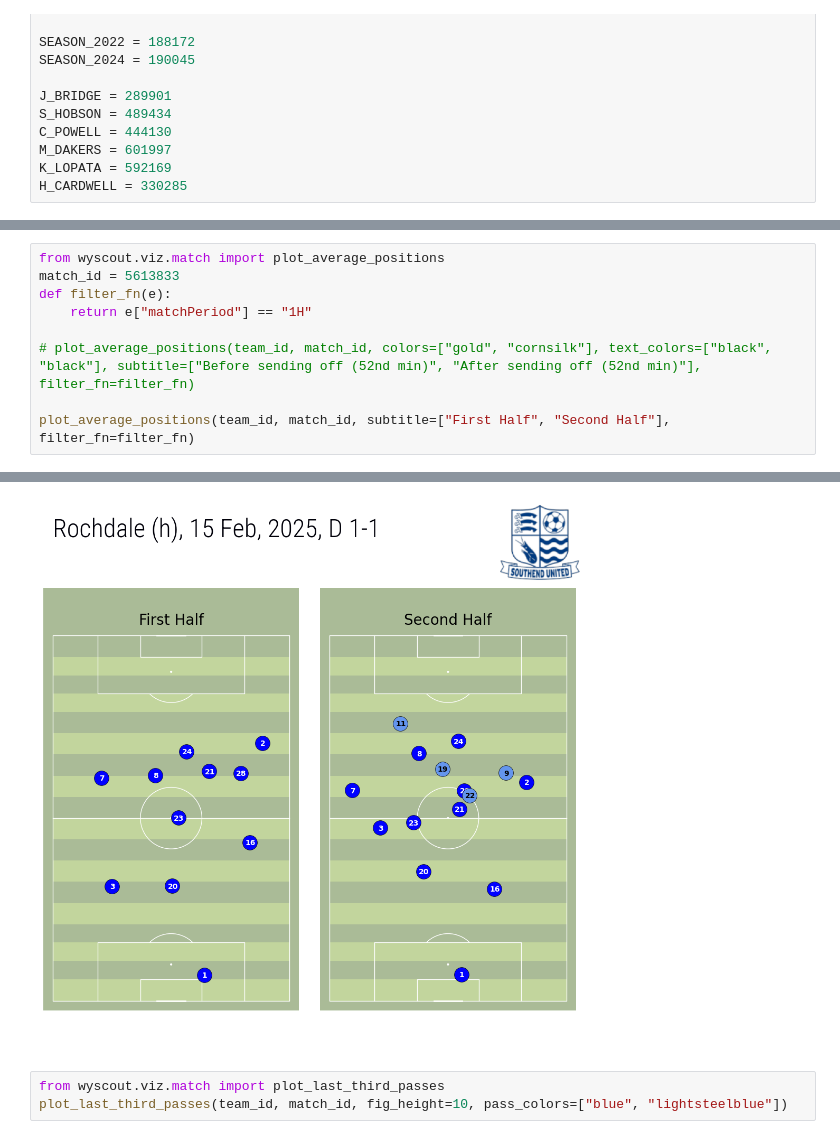
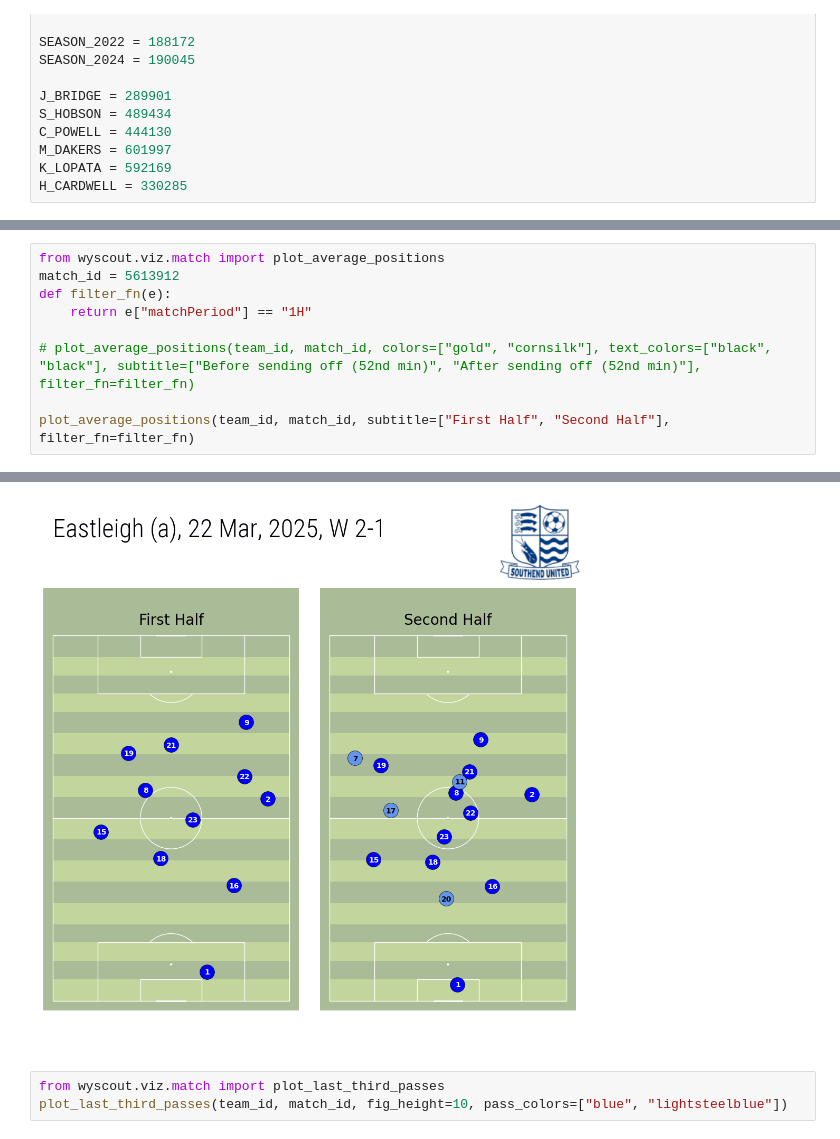
Before and after one commit to c-m-hunt/sufc_stats, a Jupyter notebook: notebooks/matchday.ipynb, the cells around one changed output, grey strips where cells are left out. Saved outputs shown, nothing was run; the diff lists cells and outputs as text.

```diff
--- a/notebooks/matchday.ipynb
+++ b/notebooks/matchday.ipynb
@@ -85,6 +97,6 @@ plot_match_heat_map(
 # %%
 from wyscout.viz.match import plot_average_positions
-match_id = 5613833
+match_id = 5613912
 def filter_fn(e):
     return e["matchPeriod"] == "1H"
 
@@ -98,4 +107,4 @@ plot_average_positions(team_id, match_id, subtitle=["First Half", "Second Half"]
-[figure, old version]
+[figure, new version]
 # %%
 from wyscout.viz.match import plot_last_third_passes
 plot_last_third_passes(team_id, match_id, fig_height=10, pass_colors=["blue", "lightsteelblue"])
```
Also changed, not shown: parts of 5 cells of this notebook, 16 other files.
